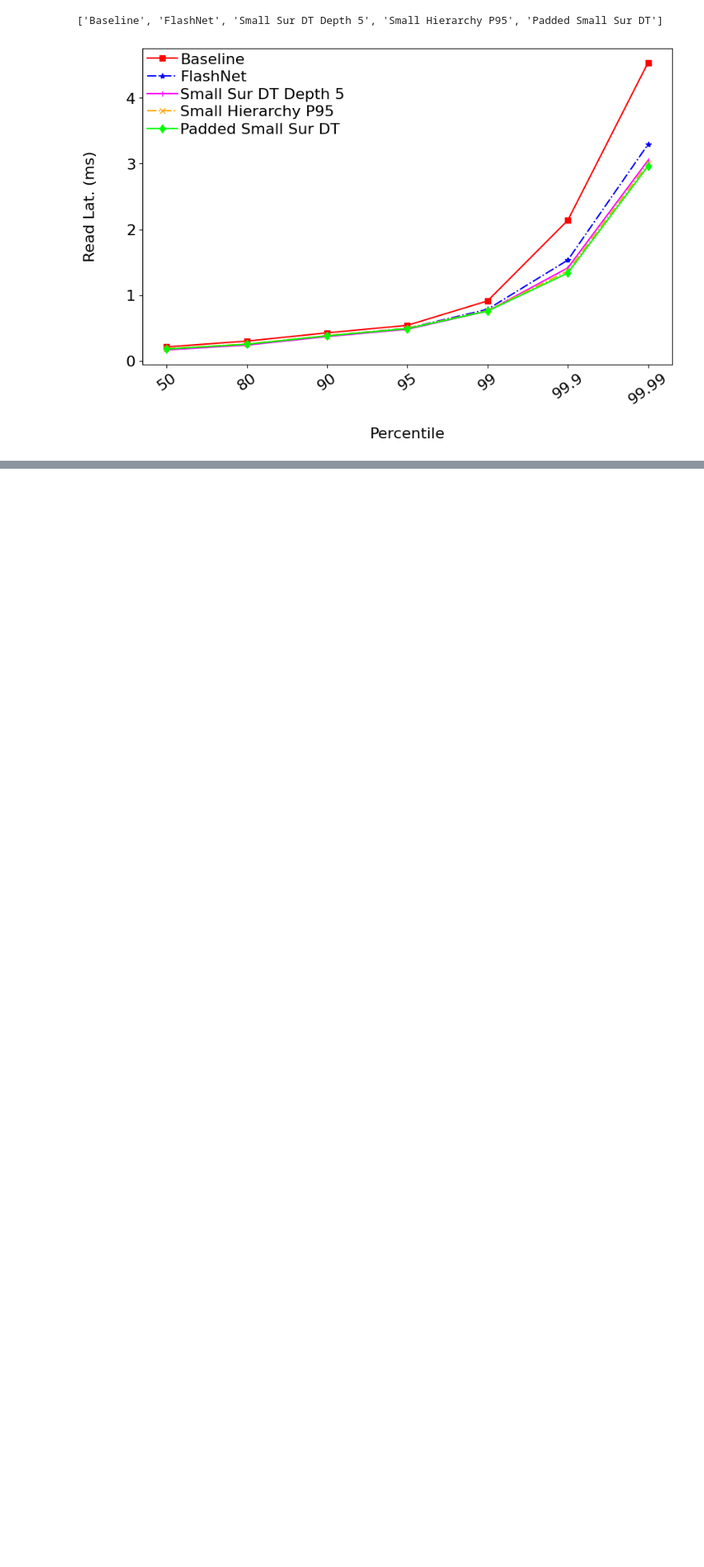
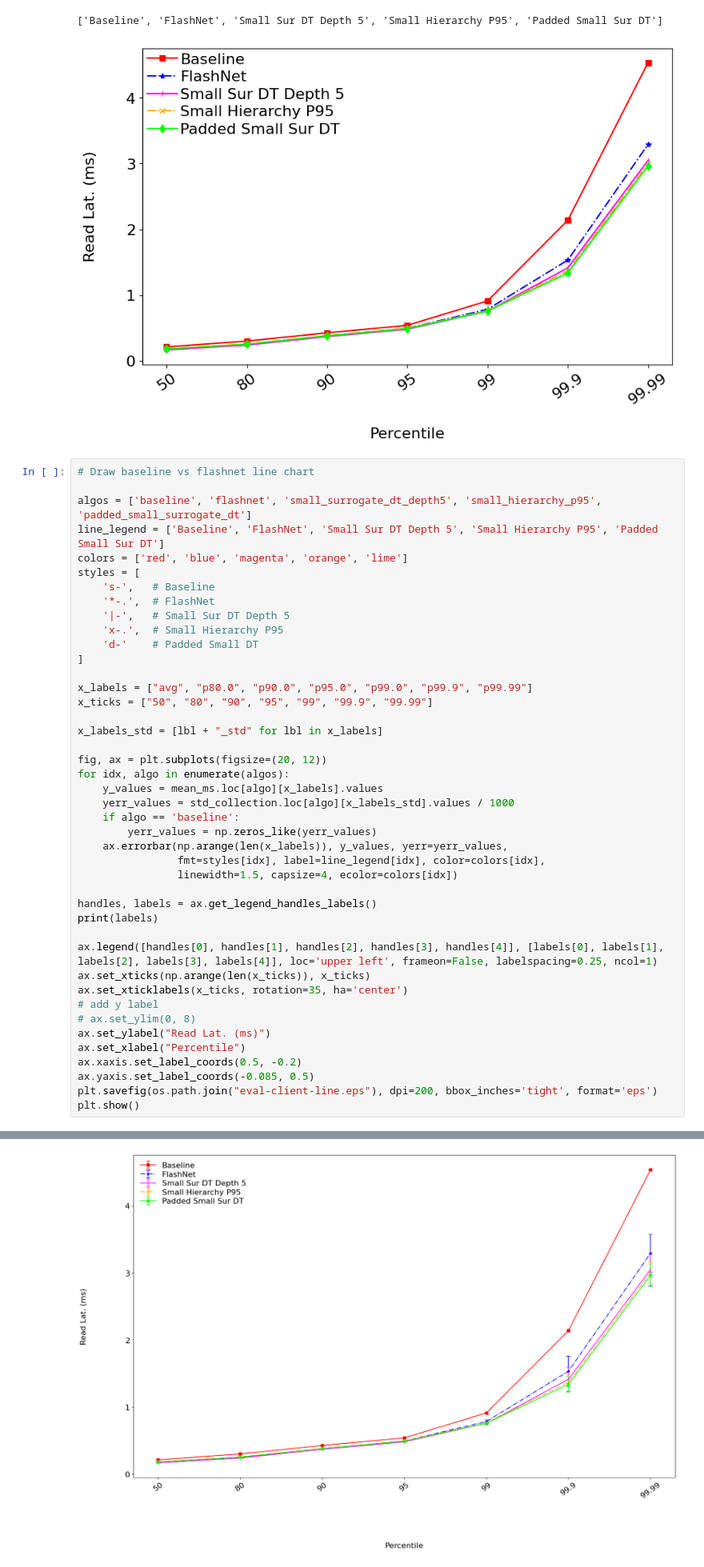
Before and after one commit to czarkos/Heimdall, a Jupyter notebook: integration/client-level/algo_analysis/tail_improvement_with_std_dev.ipynb, the cells around one changed output, grey strips where cells are left out. Shown at 80% size. Saved outputs shown, nothing was run; the diff lists cells and outputs as text; blank space fills up the shorter version.

Commit message:
Making latency plot also have error bars

```diff
--- a/integration/client-level/algo_analysis/tail_improvement_with_std_dev.ipynb
+++ b/integration/client-level/algo_analysis/tail_improvement_with_std_dev.ipynb
@@ -182,3 +182,47 @@ plt.show()
 # %% [output]
 ['Baseline', 'FlashNet', 'Small Sur DT Depth 5', 'Small Hierarchy P95', 'Padded Small Sur DT']
 [figure]
+# %%
+# Draw baseline vs flashnet line chart
+
+algos = ['baseline', 'flashnet', 'small_surrogate_dt_depth5', 'small_hierarchy_p95', 'padded_small_surrogate_dt']
+line_legend = ['Baseline', 'FlashNet', 'Small Sur DT Depth 5', 'Small Hierarchy P95', 'Padded Small Sur DT']
+colors = ['red', 'blue', 'magenta', 'orange', 'lime']
+styles = [
+    's-',   # Baseline
+    '*-.',  # FlashNet
+    '|-',   # Small Sur DT Depth 5
+    'x-.',  # Small Hierarchy P95
+    'd-'    # Padded Small DT
+]
+
+x_labels = ["avg", "p80.0", "p90.0", "p95.0", "p99.0", "p99.9", "p99.99"]
+x_ticks = ["50", "80", "90", "95", "99", "99.9", "99.99"]
+
+x_labels_std = [lbl + "_std" for lbl in x_labels]
+
+fig, ax = plt.subplots(figsize=(20, 12))
+for idx, algo in enumerate(algos):
+    y_values = mean_ms.loc[algo][x_labels].values
+    yerr_values = std_collection.loc[algo][x_labels_std].values / 1000
+    if algo == 'baseline':
+        yerr_values = np.zeros_like(yerr_values)
+    ax.errorbar(np.arange(len(x_labels)), y_values, yerr=yerr_values,
+                fmt=styles[idx], label=line_legend[idx], color=colors[idx],
+                linewidth=1.5, capsize=4, ecolor=colors[idx])
+
+handles, labels = ax.get_legend_handles_labels()
+print(labels)
+
+ax.legend([handles[0], handles[1], handles[2], handles[3], handles[4]], [labels[0], labels[1], labels[2], labels[3], labels[4]], loc='upper left', frameon=False, labelspacing=0.25, ncol=1)
+ax.set_xticks(np.arange(len(x_ticks)), x_ticks)
+ax.set_xticklabels(x_ticks, rotation=35, ha='center')
+# add y label
+# ax.set_ylim(0, 8)
+ax.set_ylabel("Read Lat. (ms)")
+ax.set_xlabel("Percentile")
+ax.xaxis.set_label_coords(0.5, -0.2)
+ax.yaxis.set_label_coords(-0.085, 0.5)
+plt.savefig(os.path.join("eval-client-line.eps"), dpi=200, bbox_inches='tight', format='eps')
+plt.show()
+# %% [output]
@@ -184,0 +230 @@ plt.show()
+[figure, added]
```
Also changed, not shown: parts of 1 cell of this notebook.
